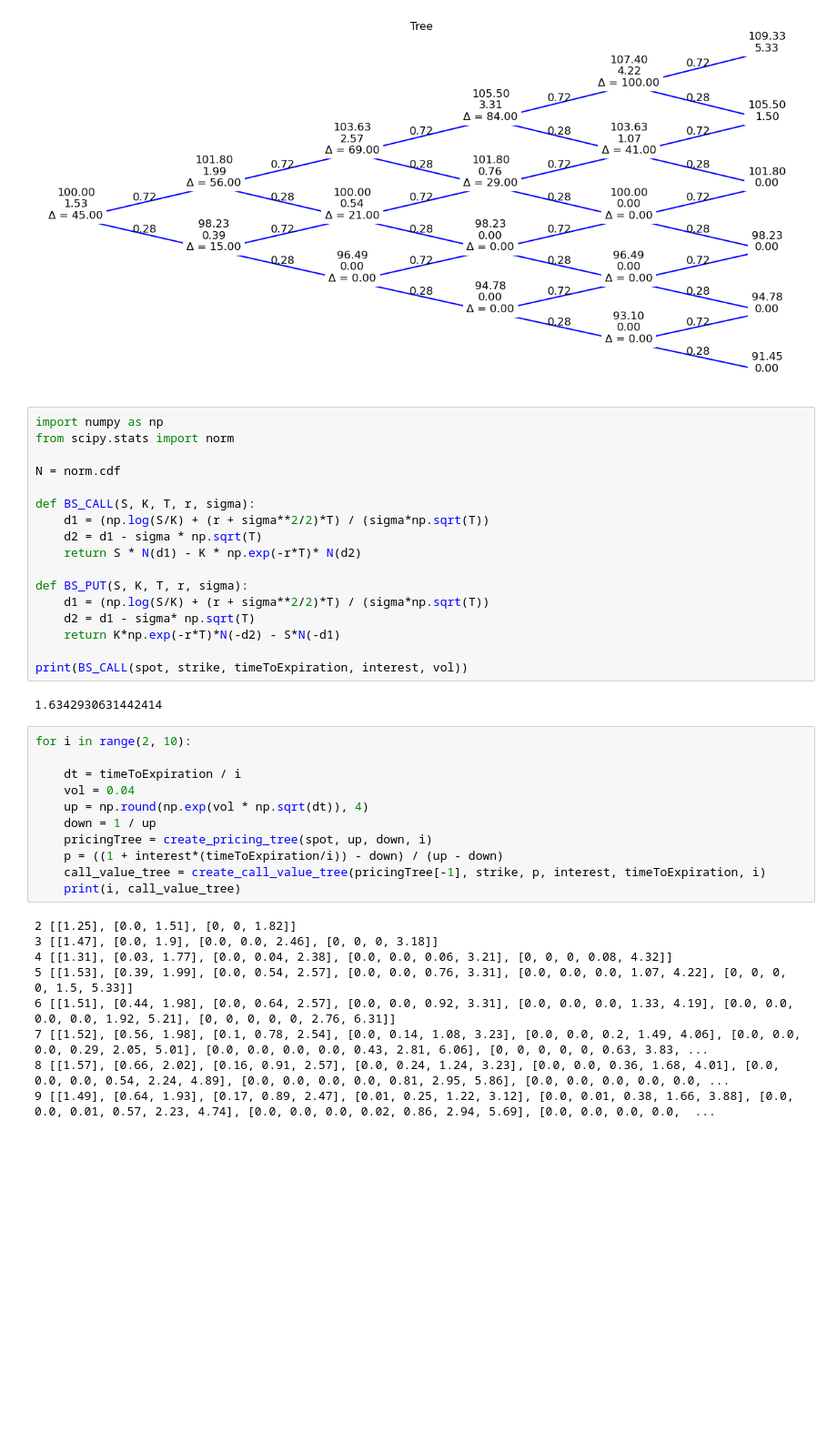
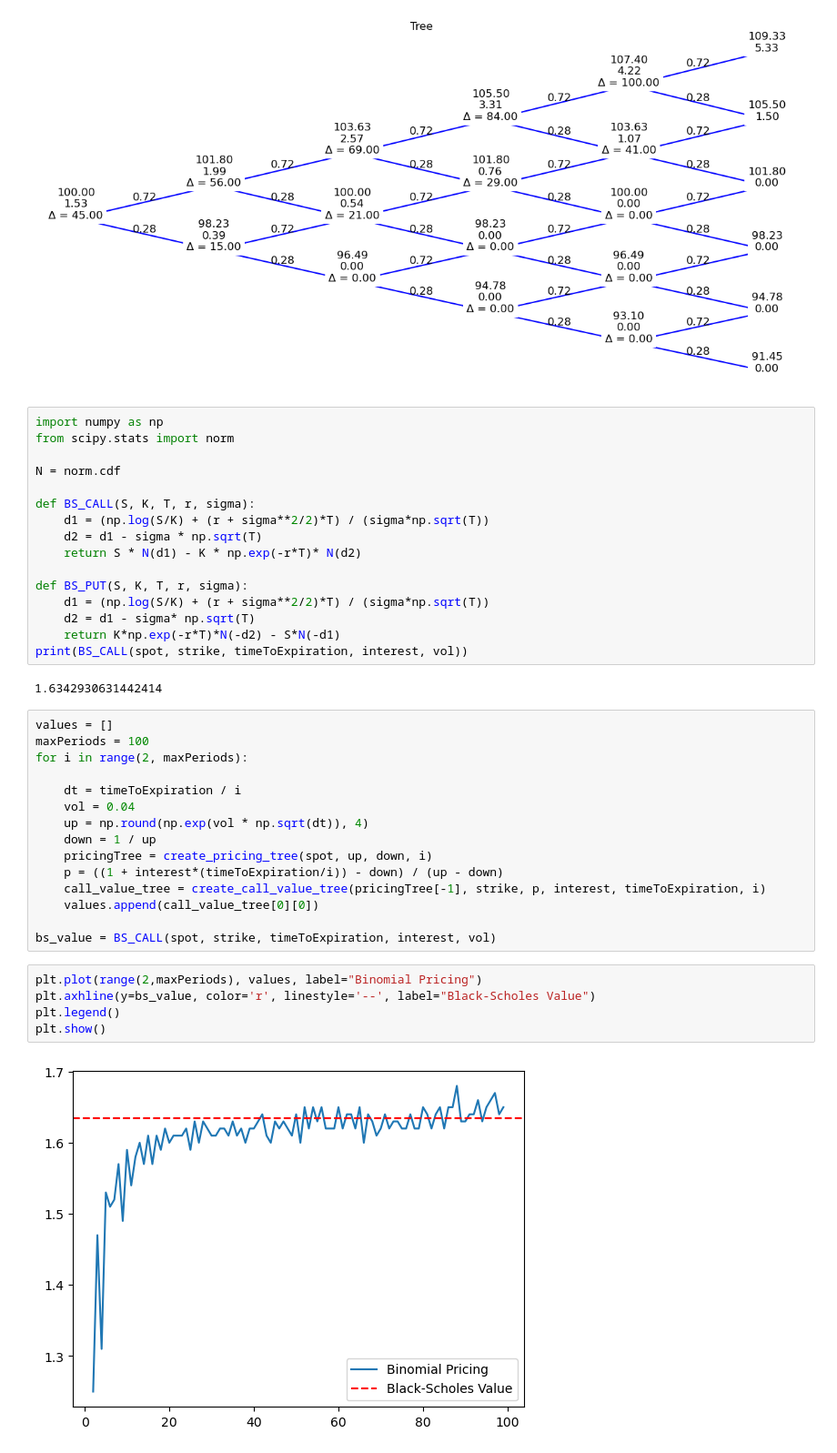
Before and after one commit to JamesRv21/Binomial-Options-Pricing-Model, a Jupyter notebook: binomialTree.ipynb, the cells around one changed output. Shown at 91% size. Saved outputs shown, nothing was run; the diff lists cells and outputs as text; blank space fills up the shorter version.

```diff
--- a/binomialTree.ipynb
+++ b/binomialTree.ipynb
@@ -230,12 +230,13 @@ def BS_PUT(S, K, T, r, sigma):
     d1 = (np.log(S/K) + (r + sigma**2/2)*T) / (sigma*np.sqrt(T))
     d2 = d1 - sigma* np.sqrt(T)
     return K*np.exp(-r*T)*N(-d2) - S*N(-d1)
-
 print(BS_CALL(spot, strike, timeToExpiration, interest, vol))
 # %% [output]
 1.6342930631442414
 # %%
-for i in range(2, 10):
+values = []
+maxPeriods = 100
+for i in range(2, maxPeriods):
 
     dt = timeToExpiration / i
     vol = 0.04
@@ -244,14 +245,14 @@ for i in range(2, 10):
     pricingTree = create_pricing_tree(spot, up, down, i)
     p = ((1 + interest*(timeToExpiration/i)) - down) / (up - down)
     call_value_tree = create_call_value_tree(pricingTree[-1], strike, p, interest, timeToExpiration, i)
-    print(i, call_value_tree)
+    values.append(call_value_tree[0][0])
+
+bs_value = BS_CALL(spot, strike, timeToExpiration, interest, vol)
-# %% [output]
-2 [[1.25], [0.0, 1.51], [0, 0, 1.82]]
-3 [[1.47], [0.0, 1.9], [0.0, 0.0, 2.46], [0, 0, 0, 3.18]]
-4 [[1.31], [0.03, 1.77], [0.0, 0.04, 2.38], [0.0, 0.0, 0.06, 3.21], [0, 0, 0, 0.08, 4.32]]
-5 [[1.53], [0.39, 1.99], [0.0, 0.54, 2.57], [0.0, 0.0, 0.76, 3.31], [0.0, 0.0, 0.0, 1.07, 4.22], [0, 0, 0, 0, 1.5, 5.33]]
-6 [[1.51], [0.44, 1.98], [0.0, 0.64, 2.57], [0.0, 0.0, 0.92, 3.31], [0.0, 0.0, 0.0, 1.33, 4.19], [0.0, 0.0, 0.0, 0.0, 1.92, 5.21], [0, 0, 0, 0, 0, 2.76, 6.31]]
-7 [[1.52], [0.56, 1.98], [0.1, 0.78, 2.54], [0.0, 0.14, 1.08, 3.23], [0.0, 0.0, 0.2, 1.49, 4.06], [0.0, 0.0, 0.0, 0.29, 2.05, 5.01], [0.0, 0.0, 0.0, 0.0, 0.43, 2.81, 6.06], [0, 0, 0, 0, 0, 0.63, 3.83, ...
-8 [[1.57], [0.66, 2.02], [0.16, 0.91, 2.57], [0.0, 0.24, 1.24, 3.23], [0.0, 0.0, 0.36, 1.68, 4.01], [0.0, 0.0, 0.0, 0.54, 2.24, 4.89], [0.0, 0.0, 0.0, 0.0, 0.81, 2.95, 5.86], [0.0, 0.0, 0.0, 0.0, 0.0, ...
-9 [[1.49], [0.64, 1.93], [0.17, 0.89, 2.47], [0.01, 0.25, 1.22, 3.12], [0.0, 0.01, 0.38, 1.66, 3.88], [0.0, 0.0, 0.01, 0.57, 2.23, 4.74], [0.0, 0.0, 0.0, 0.02, 0.86, 2.94, 5.69], [0.0, 0.0, 0.0, 0.0,  ...
+# %%
+plt.plot(range(2,maxPeriods), values, label="Binomial Pricing")
+plt.axhline(y=bs_value, color='r', linestyle='--', label="Black-Scholes Value")
+plt.legend()
+plt.show()
+# %% [output]
+[figure, added]
 # %%
```
Also changed, not shown: parts of 4 cells of this notebook.
